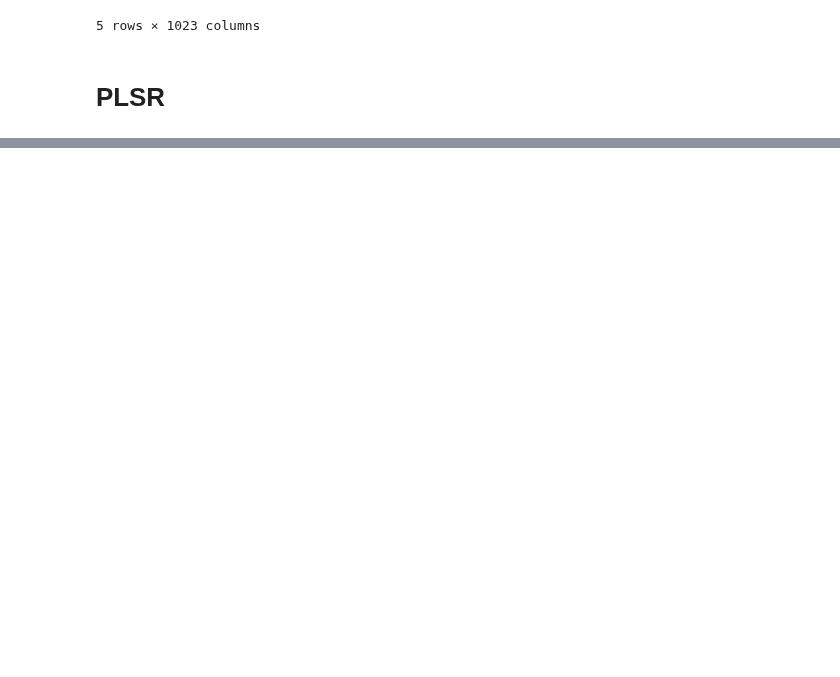
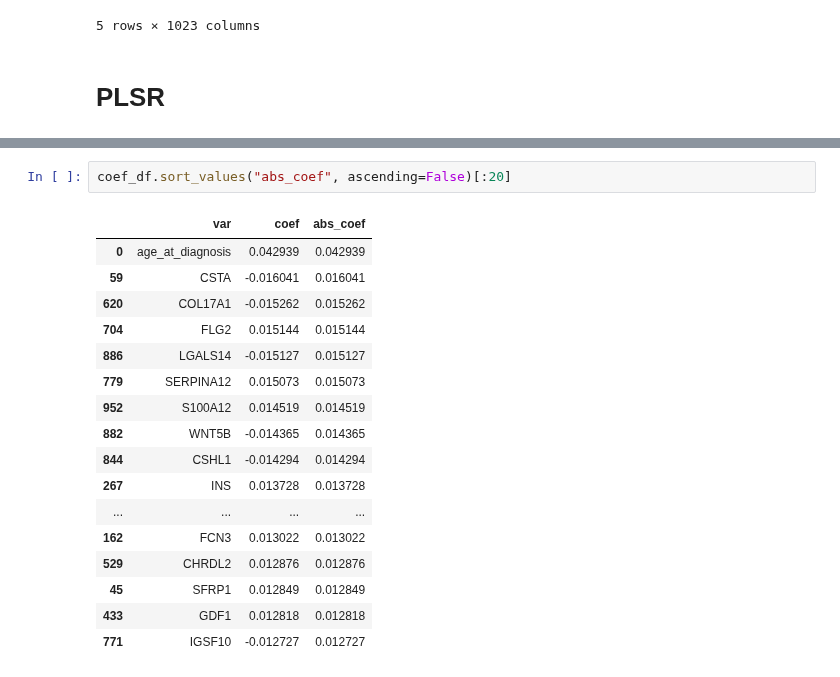
Before and after one commit to fogg-lab/characterizing-ecm-transcriptome-of-endometriosis, a Jupyter notebook: feature_selection_analysis/plsr.ipynb, the cells around one changed output, grey strips where cells are left out. Cells and saved outputs as stored; diff of their text form; blank space fills up the shorter version.

```diff
--- a/feature_selection_analysis/plsr.ipynb
+++ b/feature_selection_analysis/plsr.ipynb
@@ -92,0 +142,20 @@ plsr_pipeline = make_pipeline(StandardScaler(), plsr_model)
+# %%
+coef_df.sort_values("abs_coef", ascending=False)[:20]
+# %% [output]
+|  | var | coef | abs_coef |
+| 0 | age_at_diagnosis | 0.042939 | 0.042939 |
+| 59 | CSTA | -0.016041 | 0.016041 |
+| 620 | COL17A1 | -0.015262 | 0.015262 |
+| 704 | FLG2 | 0.015144 | 0.015144 |
+| 886 | LGALS14 | -0.015127 | 0.015127 |
+| 779 | SERPINA12 | 0.015073 | 0.015073 |
+| 952 | S100A12 | 0.014519 | 0.014519 |
+| 882 | WNT5B | -0.014365 | 0.014365 |
+| 844 | CSHL1 | -0.014294 | 0.014294 |
+| 267 | INS | 0.013728 | 0.013728 |
+| ... | ... | ... | ... |
+| 162 | FCN3 | 0.013022 | 0.013022 |
+| 529 | CHRDL2 | 0.012876 | 0.012876 |
+| 45 | SFRP1 | 0.012849 | 0.012849 |
+| 433 | GDF1 | 0.012818 | 0.012818 |
+| 771 | IGSF10 | -0.012727 | 0.012727 |
```
Also changed, not shown: parts of 8 cells of this notebook, 2 other files.
